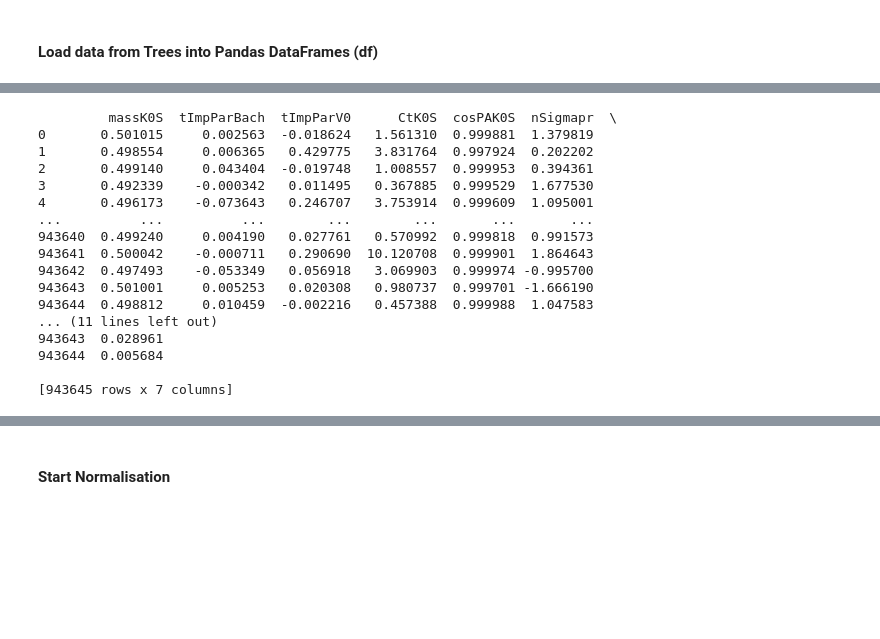
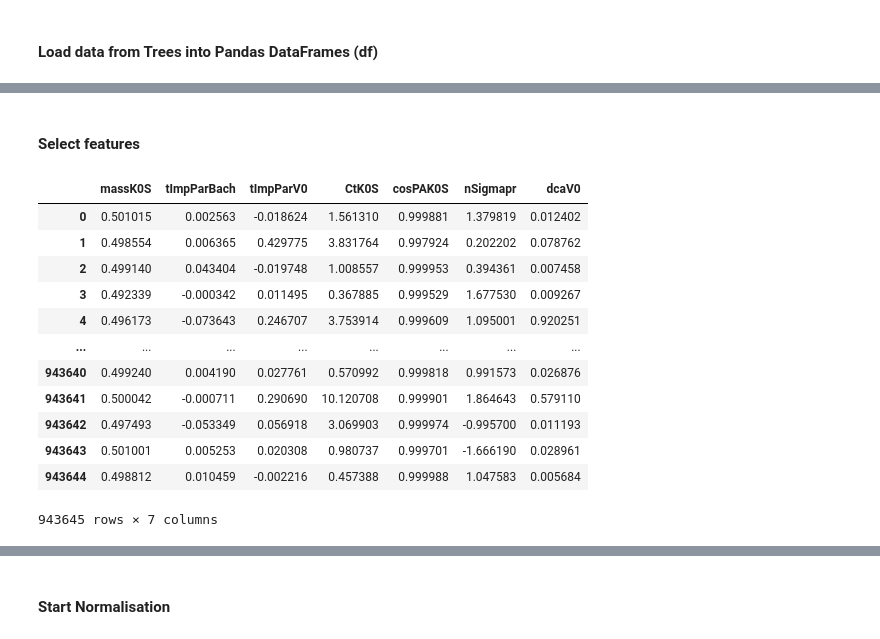
Before and after one commit to giopedro92/advanced-programming-project, a Jupyter notebook: NN.ipynb, the cells around one changed output, grey strips where cells are left out. Cells and saved outputs as stored; diff of their text form; code cells hidden in the pictures; blank space fills up the shorter version.

```diff
--- a/NN.ipynb
+++ b/NN.ipynb
@@ -176,30 +192,21 @@ Prepare data for the training and evaluation of a classification model.
+# %% [markdown]
+#### Select features
 # %%
-# Select features
-X_signal = df_signal[["massK0S",
-                      "tImpParBach",
-                      "tImpParV0",
-                      "CtK0S",
-                      "cosPAK0S",
-                      "nSigmapr",
-                      "dcaV0"]]
+X_signal = df_signal[feature_names]
 
-print(X_signal)
+X_signal
 # %% [output]
+|  | massK0S | tImpParBach | tImpParV0 | CtK0S | cosPAK0S | nSigmapr | dcaV0 |
+| 0 | 0.501015 | 0.002563 | -0.018624 | 1.561310 | 0.999881 | 1.379819 | 0.012402 |
+| 1 | 0.498554 | 0.006365 | 0.429775 | 3.831764 | 0.997924 | 0.202202 | 0.078762 |
+| 2 | 0.499140 | 0.043404 | -0.019748 | 1.008557 | 0.999953 | 0.394361 | 0.007458 |
+| 3 | 0.492339 | -0.000342 | 0.011495 | 0.367885 | 0.999529 | 1.677530 | 0.009267 |
+| 4 | 0.496173 | -0.073643 | 0.246707 | 3.753914 | 0.999609 | 1.095001 | 0.920251 |
+| ... | ... | ... | ... | ... | ... | ... | ... |
+| 943640 | 0.499240 | 0.004190 | 0.027761 | 0.570992 | 0.999818 | 0.991573 | 0.026876 |
+| 943641 | 0.500042 | -0.000711 | 0.290690 | 10.120708 | 0.999901 | 1.864643 | 0.579110 |
+| 943642 | 0.497493 | -0.053349 | 0.056918 | 3.069903 | 0.999974 | -0.995700 | 0.011193 |
+| 943643 | 0.501001 | 0.005253 | 0.020308 | 0.980737 | 0.999701 | -1.666190 | 0.028961 |
+| 943644 | 0.498812 | 0.010459 | -0.002216 | 0.457388 | 0.999988 | 1.047583 | 0.005684 |
-         massK0S  tImpParBach  tImpParV0      CtK0S  cosPAK0S  nSigmapr  \
-0       0.501015     0.002563  -0.018624   1.561310  0.999881  1.379819
-1       0.498554     0.006365   0.429775   3.831764  0.997924  0.202202
-2       0.499140     0.043404  -0.019748   1.008557  0.999953  0.394361
-3       0.492339    -0.000342   0.011495   0.367885  0.999529  1.677530
-4       0.496173    -0.073643   0.246707   3.753914  0.999609  1.095001
-...          ...          ...        ...        ...       ...       ...
-943640  0.499240     0.004190   0.027761   0.570992  0.999818  0.991573
-943641  0.500042    -0.000711   0.290690  10.120708  0.999901  1.864643
-943642  0.497493    -0.053349   0.056918   3.069903  0.999974 -0.995700
-943643  0.501001     0.005253   0.020308   0.980737  0.999701 -1.666190
-943644  0.498812     0.010459  -0.002216   0.457388  0.999988  1.047583
-... (11 lines left out)
-943643  0.028961
-943644  0.005684
-
-[943645 rows x 7 columns]
+943645 rows × 7 columns
 # %%
```
Also changed, not shown: parts of 53 cells of this notebook, 1 other file.
